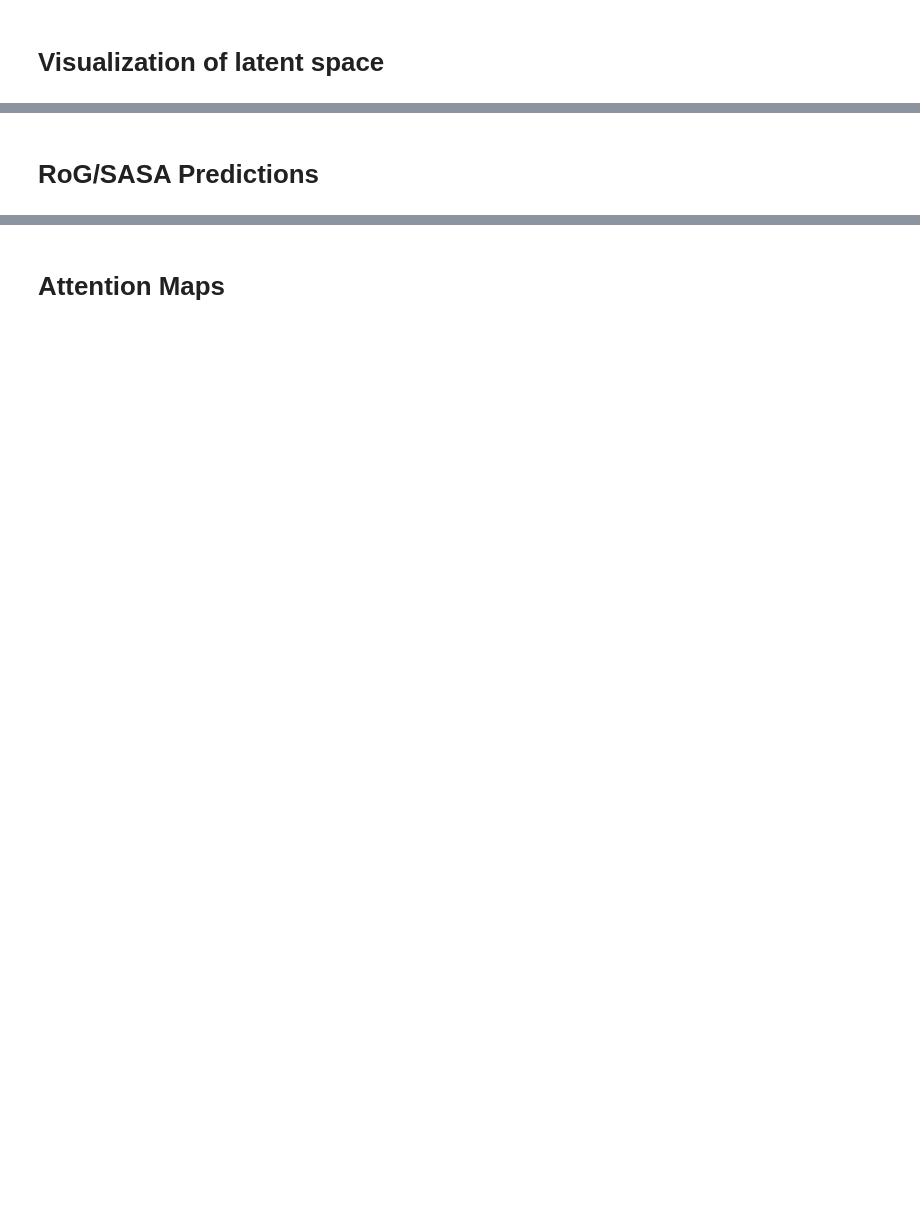
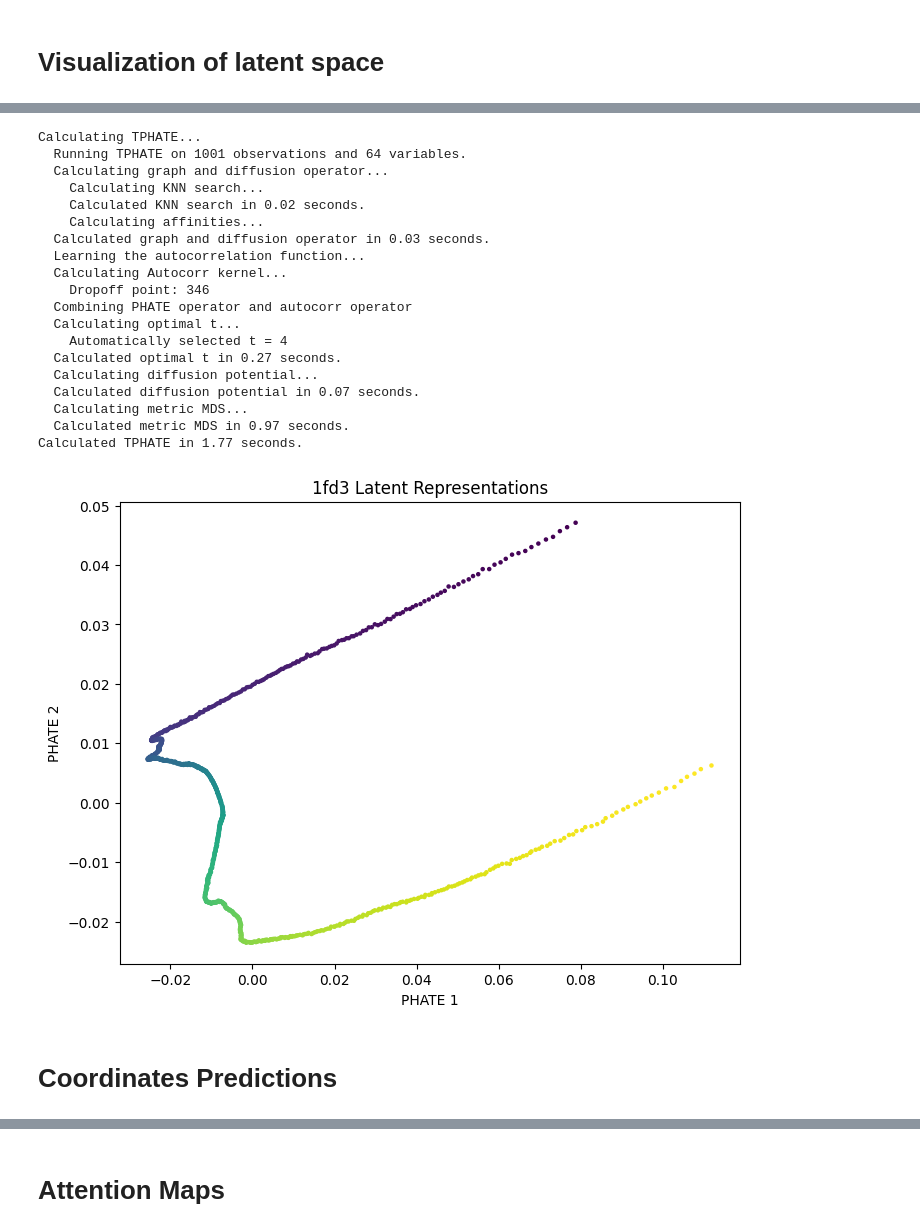
Before and after one commit to KrishnaswamyLab/ProtSCAPE, a Jupyter notebook: notebooks/atlas_testing.ipynb, the cells around one changed output, grey strips where cells are left out. Saved outputs shown, nothing was run; the diff lists cells and outputs as text; code cells hidden in the pictures; blank space fills up the shorter version.

```diff
--- a/notebooks/atlas_testing.ipynb
+++ b/notebooks/atlas_testing.ipynb
@@ -85,5 +58,38 @@ Calculated PHATE in 1.37 seconds.
+# %%
+import tphate
+
+tphate_op = tphate.TPHATE(n_components=2)
+data_tphate = tphate_op.fit_transform(z_rep)
+
+plt.figure(figsize=(8, 6))
+plt.scatter(data_tphate[:, 0], data_tphate[:, 1], s=5, c=times, cmap='viridis')
+plt.xlabel('PHATE 1')
+plt.ylabel('PHATE 2')
+plt.title('1fd3 Latent Representations')
+plt.show()
+# %% [output]
+Calculating TPHATE...
+  Running TPHATE on 1001 observations and 64 variables.
+  Calculating graph and diffusion operator...
+    Calculating KNN search...
+    Calculated KNN search in 0.02 seconds.
+    Calculating affinities...
+  Calculated graph and diffusion operator in 0.03 seconds.
+  Learning the autocorrelation function...
+  Calculating Autocorr kernel...
+    Dropoff point: 346
+  Combining PHATE operator and autocorr operator
+  Calculating optimal t...
+    Automatically selected t = 4
+  Calculated optimal t in 0.27 seconds.
+  Calculating diffusion potential...
+  Calculated diffusion potential in 0.07 seconds.
+  Calculating metric MDS...
+  Calculated metric MDS in 0.97 seconds.
+Calculated TPHATE in 1.77 seconds.
+[figure, added]
 # %% [markdown]
-# RoG/SASA Predictions
+# Coordinates Predictions
 # %%
 import pickle as pk
 import phate
```
Also changed, not shown: parts of 41 cells of this notebook, 40 other files.
